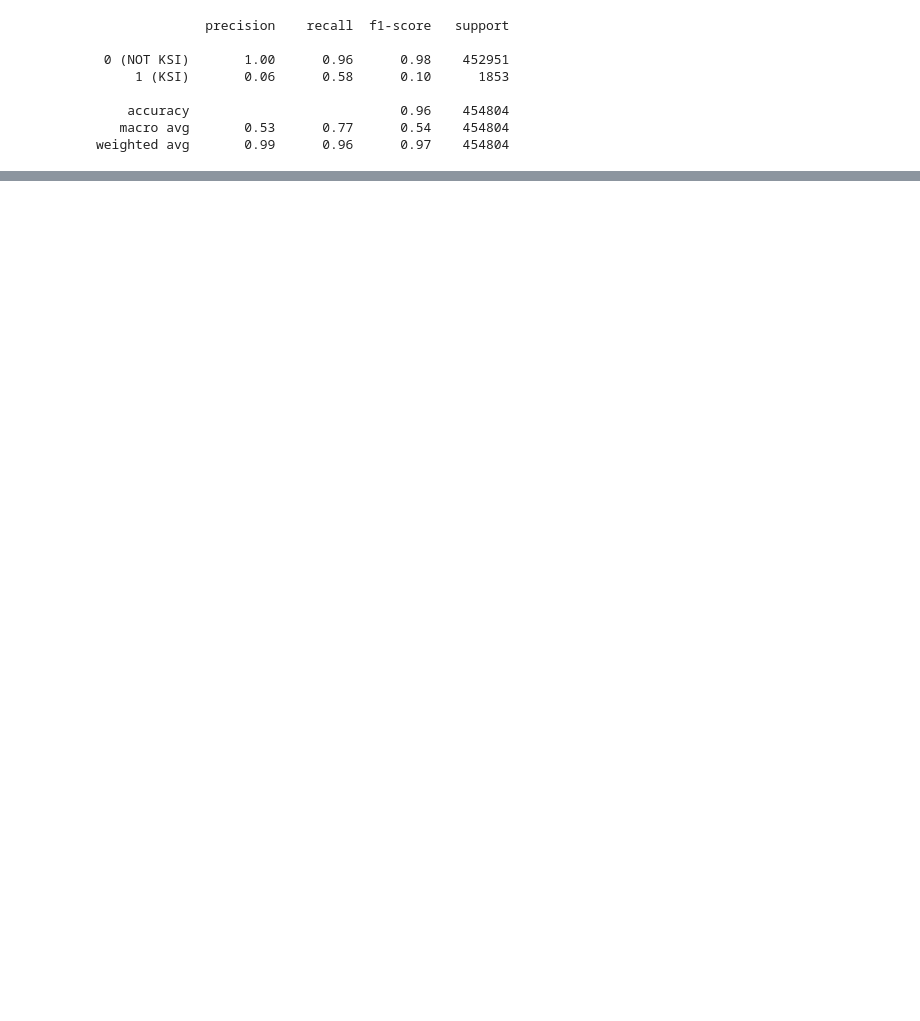
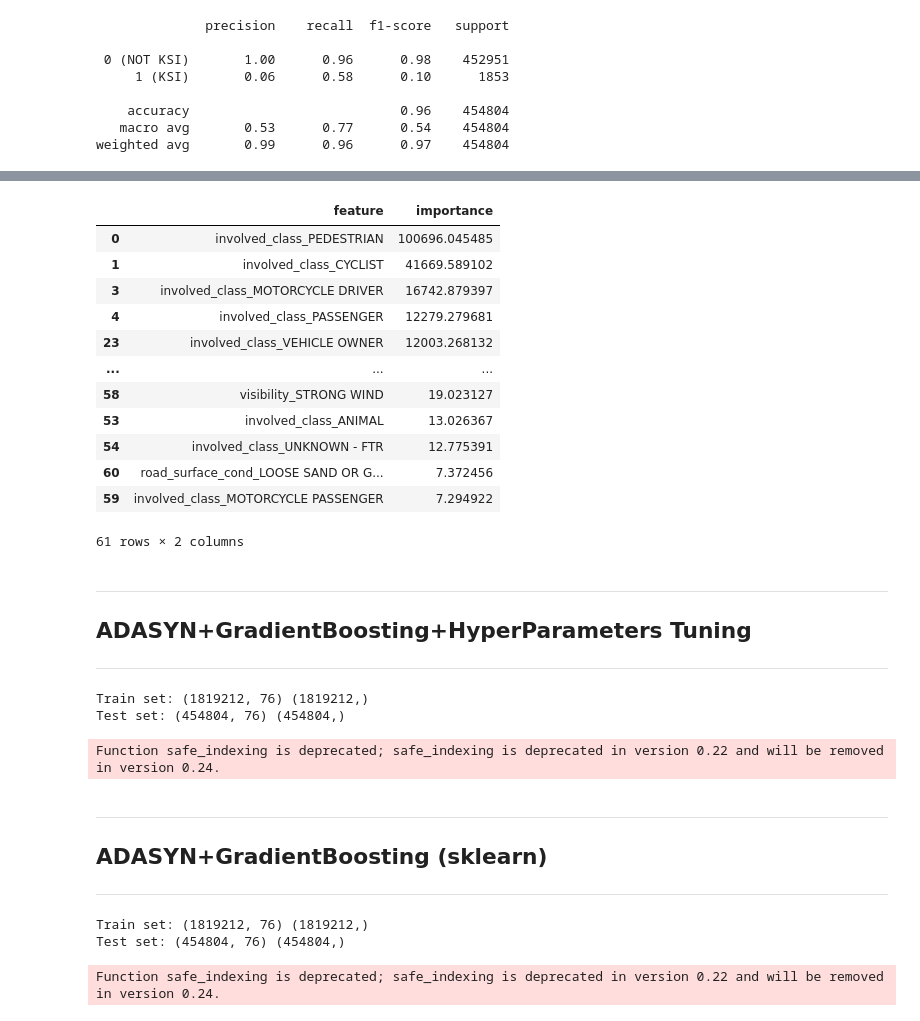
Before and after one commit to Dave-61/Insight_Data_Science, a Jupyter notebook: notebooks/TC_KSIprediction.ipynb, the cells around one changed output, grey strips where cells are left out. Saved outputs shown, nothing was run; the diff lists cells and outputs as text; code cells hidden in the pictures; blank space fills up the shorter version.

```diff
--- a/notebooks/TC_KSIprediction.ipynb
+++ b/notebooks/TC_KSIprediction.ipynb
@@ -585,0 +611,41 @@ weighted avg       0.99      0.96      0.97    454804
+# %%
+pd.DataFrame(xgb_model.get_score(importance_type='gain').items(), columns=['feature','importance']).sort_values('importance', ascending=False)
+# importance_type: "weight", "cover", "gain"
+# %% [output]
+|  | feature | importance |
+| 0 | involved_class_PEDESTRIAN | 100696.045485 |
+| 1 | involved_class_CYCLIST | 41669.589102 |
+| 3 | involved_class_MOTORCYCLE DRIVER | 16742.879397 |
+| 4 | involved_class_PASSENGER | 12279.279681 |
+| 23 | involved_class_VEHICLE OWNER | 12003.268132 |
+| ... | ... | ... |
+| 58 | visibility_STRONG WIND | 19.023127 |
+| 53 | involved_class_ANIMAL | 13.026367 |
+| 54 | involved_class_UNKNOWN - FTR | 12.775391 |
+| 60 | road_surface_cond_LOOSE SAND OR G... | 7.372456 |
+| 59 | involved_class_MOTORCYCLE PASSENGER | 7.294922 |
+61 rows × 2 columns
+# %% [markdown]
+---
+## **ADASYN+GradientBoosting+HyperParameters Tuning**
+
+---
+# %%
+# Splitting the dataset into the training set and test set
+from sklearn.model_selection import train_test_split
+
+x_train, x_test, y_train, y_test = train_test_split(x, y, test_size=0.2, random_state=27)
+
+print ('Train set:', x_train.shape,  y_train.shape)
+print ('Test set:', x_test.shape,  y_test.shape)
+# %% [output]
+Train set: (1819212, 76) (1819212,)
+Test set: (454804, 76) (454804,)
+# %%
+# Oversampling with ADASYN
+from imblearn.over_sampling import ADASYN
+
+ad = ADASYN(random_state=27, ratio=1.0)
+x_train, y_train = ad.fit_sample(x_train, y_train)
+# %% [output]
+Function safe_indexing is deprecated; safe_indexing is deprecated in version 0.22 and will be removed in version 0.24.
@@ -585,0 +683,24 @@ weighted avg       0.99      0.96      0.97    454804
+# %% [markdown]
+---
+## **ADASYN+GradientBoosting (sklearn)**
+
+---
+# %%
+# Splitting the dataset into the training set and test set
+from sklearn.model_selection import train_test_split
+
+x_train, x_test, y_train, y_test = train_test_split(x, y, test_size=0.2, random_state=27)
+
+print ('Train set:', x_train.shape,  y_train.shape)
+print ('Test set:', x_test.shape,  y_test.shape)
+# %% [output]
+Train set: (1819212, 76) (1819212,)
+Test set: (454804, 76) (454804,)
+# %%
+# Oversampling with ADASYN
+from imblearn.over_sampling import ADASYN
+
+ad = ADASYN(random_state=27, ratio=1.0)
+x_train, y_train = ad.fit_sample(x_train, y_train)
+# %% [output]
+Function safe_indexing is deprecated; safe_indexing is deprecated in version 0.22 and will be removed in version 0.24.
```
Also changed, not shown: parts of 22 cells of this notebook, 3 other files.
